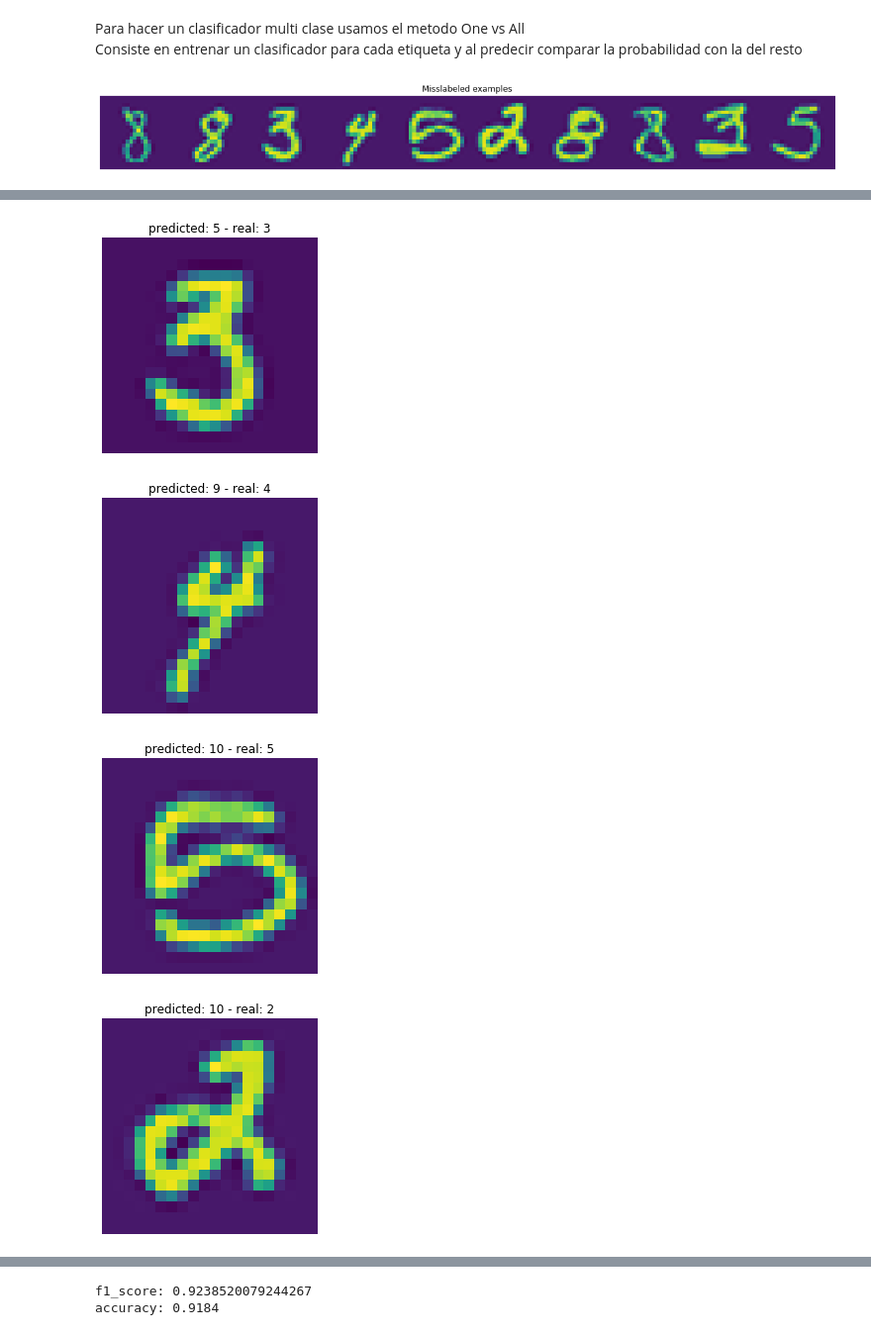
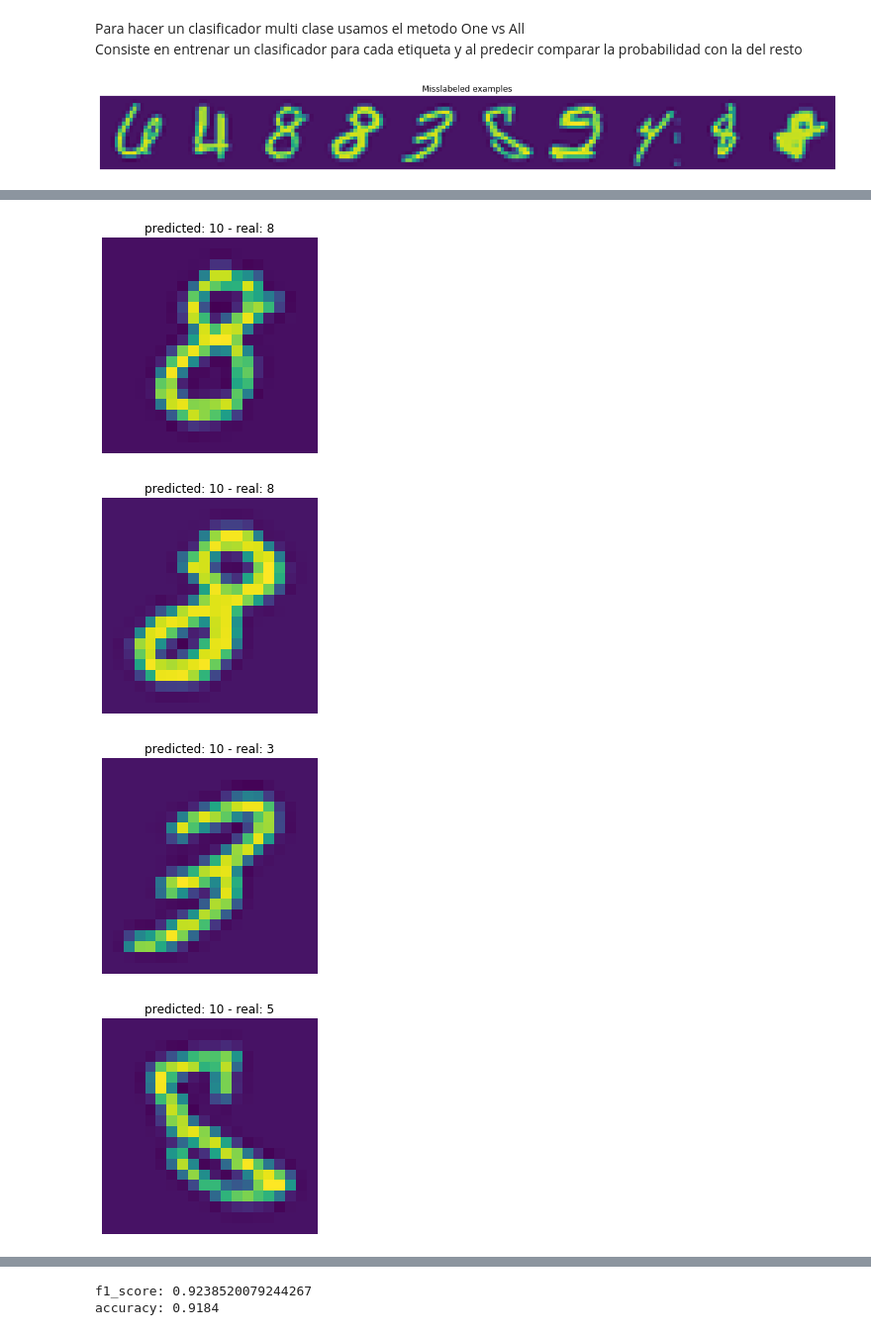
Before and after one commit to GuillermoOvejeroSanchez/Aprendizaje-Automatico, a Jupyter notebook: multiclassRegression/multiclassRegression.ipynb, the cells around one changed output, grey strips where cells are left out. Shown: that part at 99% size. Drawn from its saved outputs; the diff is of its cells as text; code cells hidden in the pictures.

```diff
--- a/multiclassRegression/multiclassRegression.ipynb
+++ b/multiclassRegression/multiclassRegression.ipynb
@@ -88,7 +90,6 @@ probs = sigmoid(X @ classifiers.T) #probabilidad para cada classificador
 y_pred = probs.argmax(axis=1) #cogemos la probabilidad maxima de cada clasificador
 # %%
 misslabeled = [y_pred != y]
-np.where(misslabeled)[1]
 
 digits = np.where(misslabeled)[1]
 sample = digits[np.random.choice(digits.shape[0], 10)]
@@ -105,4 +106,4 @@ for digit in sample:
     plt.title("predicted: {} - real: {}".format(y_pred[digit], y[digit]))
     plt.show()
 # %% [output]
-[figure, old version]
+[figure, new version]
@@ -111,4 +112,4 @@ for digit in sample:
-[figure, old version]
+[figure, new version]
-[figure, old version]
+[figure, new version]
-[figure, old version]
+[figure, new version]
-[figure, old version]
+[figure, new version]
```
Also changed, not shown: parts of 12 cells of this notebook.
